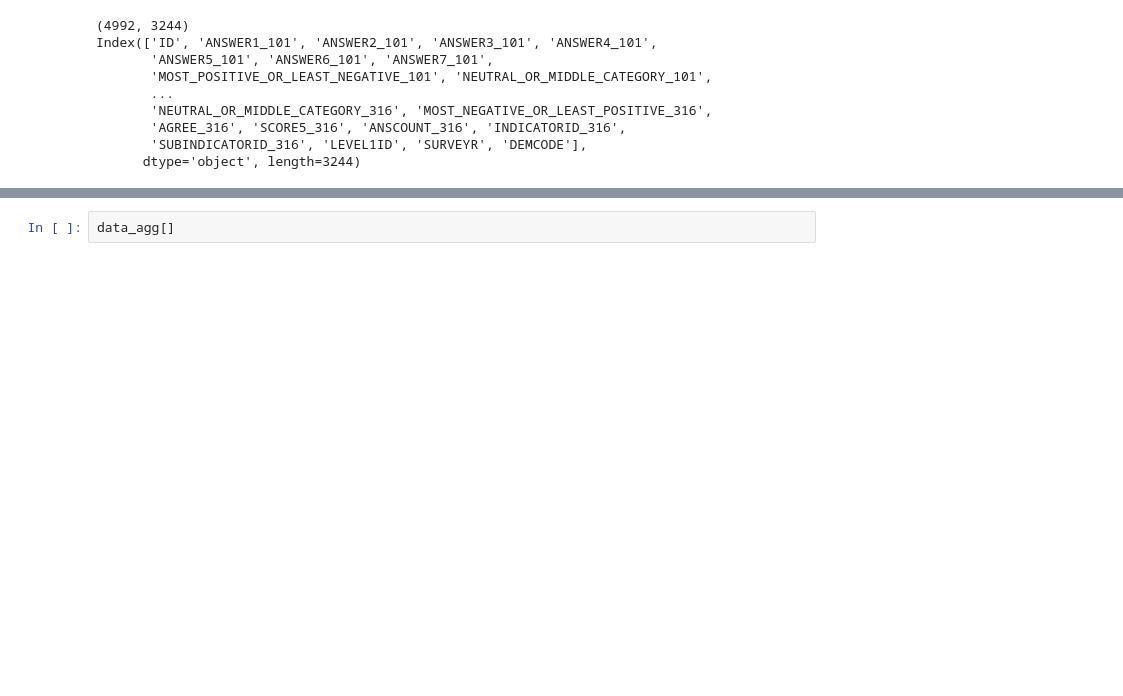
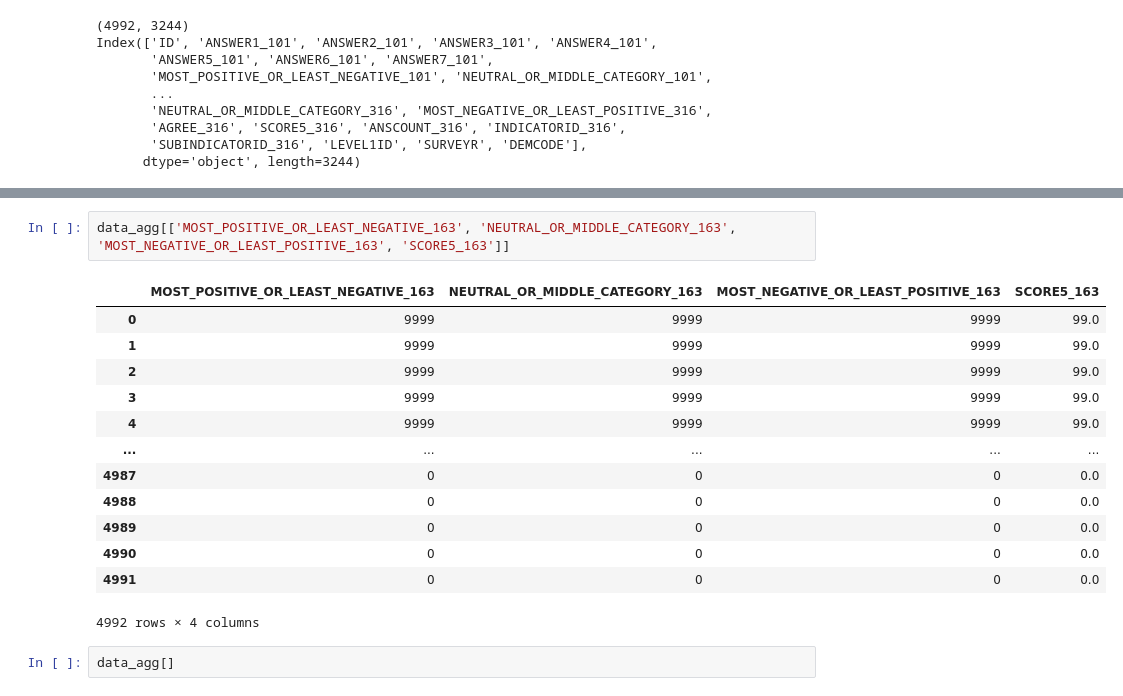
Before and after one commit to Learningchipmunk/CANDEV2022_Mobilit-, a Jupyter notebook: data_preproc.ipynb, the cells around one changed output, grey strips where cells are left out. Drawn from its saved outputs; the diff is of its cells as text; blank space fills up the shorter version.

```diff
--- a/data_preproc.ipynb
+++ b/data_preproc.ipynb
@@ -136,3 +165,19 @@ Index(['ID', 'ANSWER1_101', 'ANSWER2_101', 'ANSWER3_101', 'ANSWER4_101',
+# %%
+data_agg[['MOST_POSITIVE_OR_LEAST_NEGATIVE_163', 'NEUTRAL_OR_MIDDLE_CATEGORY_163', 'MOST_NEGATIVE_OR_LEAST_POSITIVE_163', 'SCORE5_163']]
+# %% [output]
+|  | MOST_POSITIVE_OR_LEAST_NEGATIVE_163 | NEUTRAL_OR_MIDDLE_CATEGORY_163 | MOST_NEGATIVE_OR_LEAST_POSITIVE_163 | SCORE5_163 |
+| 0 | 9999 | 9999 | 9999 | 99.0 |
+| 1 | 9999 | 9999 | 9999 | 99.0 |
+| 2 | 9999 | 9999 | 9999 | 99.0 |
+| 3 | 9999 | 9999 | 9999 | 99.0 |
+| 4 | 9999 | 9999 | 9999 | 99.0 |
+| ... | ... | ... | ... | ... |
+| 4987 | 0 | 0 | 0 | 0.0 |
+| 4988 | 0 | 0 | 0 | 0.0 |
+| 4989 | 0 | 0 | 0 | 0.0 |
+| 4990 | 0 | 0 | 0 | 0.0 |
+| 4991 | 0 | 0 | 0 | 0.0 |
+4992 rows × 4 columns
 # %%
 data_agg[]
 # %%
```
Also changed, not shown: parts of 4 cells of this notebook.
